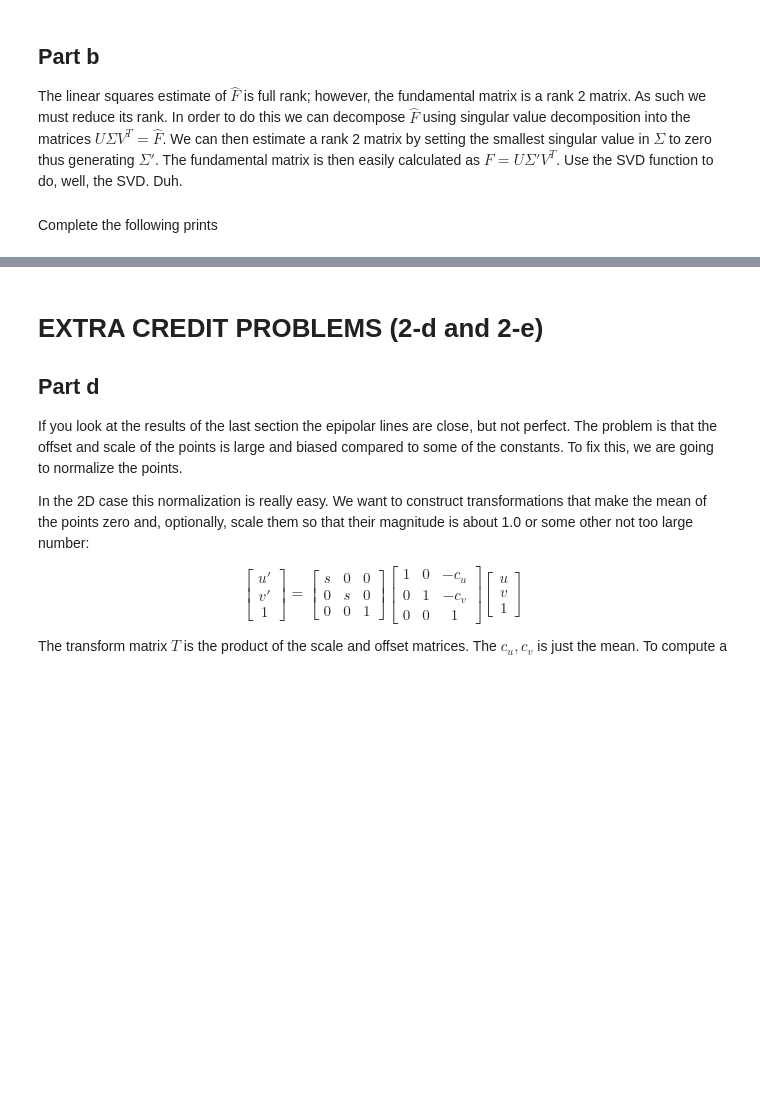
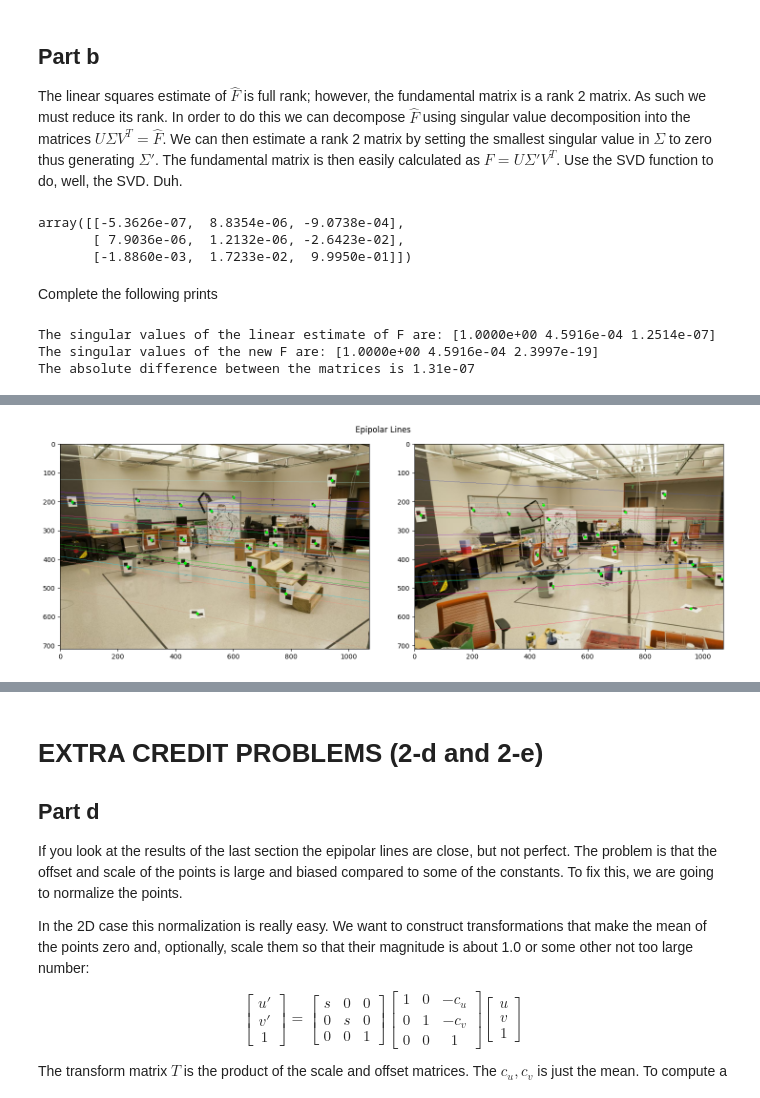
Before and after one commit to shalev-habany/CV_training, a Jupyter notebook: computer_vision/course_resources/ps_3/ps3_empty.ipynb, the cells around one changed output, grey strips where cells are left out. Cells and saved outputs as stored; diff of their text form; code cells hidden in the pictures; blank space fills up the shorter version.

```diff
--- a/computer_vision/course_resources/ps_3/ps3_empty.ipynb
+++ b/computer_vision/course_resources/ps_3/ps3_empty.ipynb
@@ -271,12 +330,25 @@ def turn_singular(...) -> np.ndarray:
+# %%
+def turn_singular(F: np.ndarray) -> np.ndarray:
+    U, D, Vt = np.linalg.svd(F)
+    D[-1] = 0
+    return U @ np.diag(D) @ Vt
 # %%
-F_sing = turn_singular(...)
+F_sing = turn_singular(F)
 display(F_sing)
+# %% [output]
+array([[-5.3626e-07,  8.8354e-06, -9.0738e-04],
+       [ 7.9036e-06,  1.2132e-06, -2.6423e-02],
+       [-1.8860e-03,  1.7233e-02,  9.9950e-01]])
 # %% [markdown]
 Complete the following prints
 # %%
-print('The singular values of the linear estimate of F are: {}'.format(...))
-print('The singular values of the new F are: {}'.format(...))
-print('The absolute difference between the matrices is {:.2e}'.format(...))
+print('The singular values of the linear estimate of F are: {:}'.format(np.linalg.svd(F)[1]))
+print('The singular values of the new F are: {:}'.format(np.linalg.svd(F_sing)[1]))
+print('The absolute difference between the matrices is {:.2e}'.format(np.linalg.norm(F - F_sing, ord=1)))
+# %% [output]
+The singular values of the linear estimate of F are: [1.0000e+00 4.5916e-04 1.2514e-07]
+The singular values of the new F are: [1.0000e+00 4.5916e-04 2.3997e-19]
+The absolute difference between the matrices is 1.31e-07
 # %% [markdown]
 ## Part c
 
@@ -296,21 +368,43 @@ Draw these epipolar lines. Below is one way; the key is to be able to take the p
 ![epipolar lines image a](images/epipolar_lines_gt.png)
 
 Draw the epipolar lines and the points to make sure they connect. Pay close attention to how you transpose F.
-# %%
-def draw_epipolar_lines(...) -> np.ndarray:
-    ################
-    # Your code here
-    ################
-    return
+# %%
+def get_lines_intersections_with_img_borders(img: np.ndarray, lines: np.ndarray) -> np.ndarray:
+    intersections = np.zeros((lines.shape[0], 2, 2))
+    h, w = img.shape[:2]
+    for i, line in enumerate(lines):
+        a, b, c = line
+        x0, y0 = 0, int(-c / b)
+        x1, y1 = w, int(-(c + a * w) / b)
+        intersections[i] = np.array([[x0, y0], [x1, y1]])
+    return intersections
+
+
+def draw_epipolar_lines(img_a: np.ndarray, img_b: np.ndarray, pts2d_pic_a: np.ndarray, pts2d_pic_b: np.ndarray, F: np.ndarray) -> np.ndarray:
+    img_a_with_lines = img_a.copy()
+    img_b_with_lines = img_b.copy()
+    pts2d_pic_a_homogeneous = euclidean_to_homogeneous(pts2d_pic_a)
+    pts2d_pic_b_homogeneous = euclidean_to_homogeneous(pts2d_pic_b)
+    img_a_lines = pts2d_pic_b_homogeneous @ F.T
+    img_b_lines = pts2d_pic_a_homogeneous @ F
+    intersections_a = get_lines_intersections_with_img_borders(img_a_with_lines, img_a_lines)
+    intersections_b = get_lines_intersections_with_img_borders(img_b_with_lines, img_b_lines)
+    for (p0a, p1a), (p0b, p1b) in zip(intersections_a, intersections_b):
+        color = tuple(np.random.randint(0, 255, 3).tolist())
+        cv2.line(img_a_with_lines, tuple(p0a.astype(int)), tuple(p1a.astype(int)), color, 1)
+        cv2.line(img_b_with_lines, tuple(p0b.astype(int)), tuple(p1b.astype(int)), color, 1)
+    return img_a_with_lines, img_b_with_lines
 # %%
 plt.figure(figsize=(15, 5))
 plt.suptitle('Epipolar Lines')
 plt.subplot(121)
-plt.imshow(draw_epipolar_lines(...))
+plt.imshow(draw_epipolar_lines(img1, img2, pts2d_a, pts2d_b, F_sing)[0])
 plt.subplot(122)
-plt.imshow(draw_epipolar_lines(...))
+plt.imshow(draw_epipolar_lines(img1, img2, pts2d_a, pts2d_b, F_sing)[1])
 plt.tight_layout()
 plt.show()
+# %% [output]
+[figure, added]
 # %% [markdown]
 ### Question
 
```
Also changed, not shown: parts of 17 cells of this notebook.
